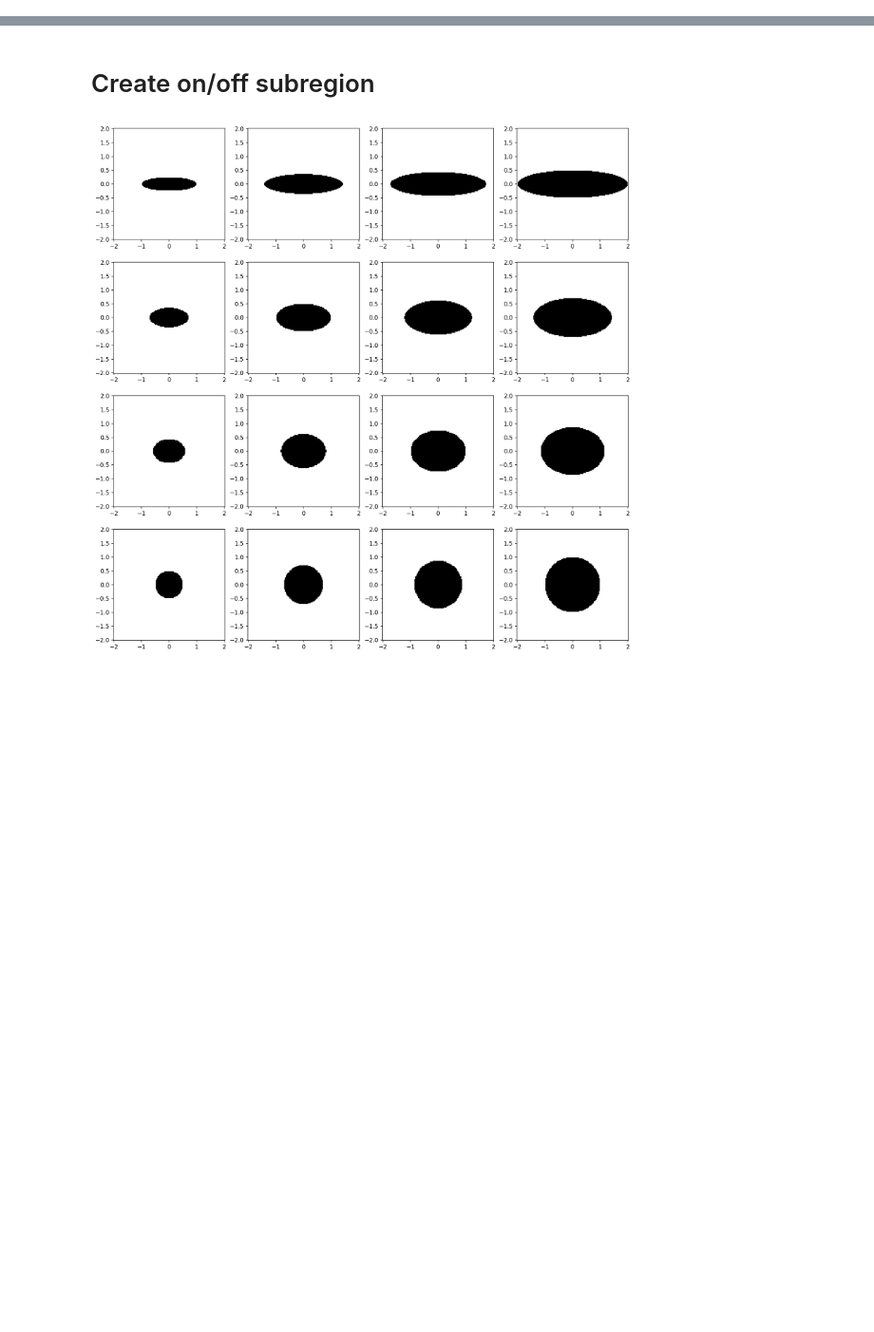
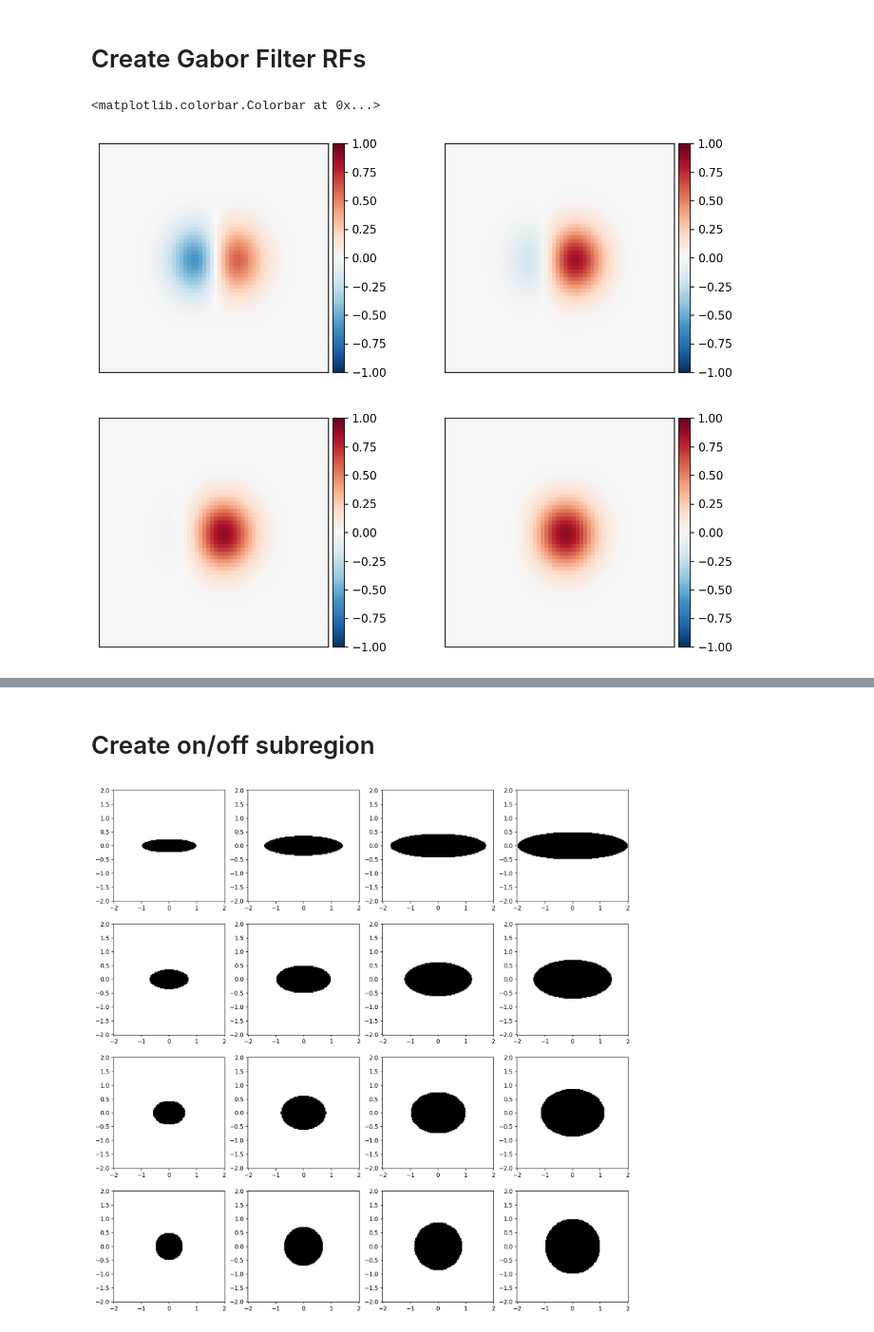
Before and after one commit to AddingAddict/OrientationSSB, a Jupyter notebook: notebooks/tuan_build_L4_RFs.ipynb, the cells around one changed output, grey strips where cells are left out. Shown at 95% size. Saved outputs shown, nothing was run; the diff lists cells and outputs as text; code cells hidden in the pictures; blank space fills up the shorter version.

```diff
--- a/notebooks/tuan_build_L4_RFs.ipynb
+++ b/notebooks/tuan_build_L4_RFs.ipynb
@@ -31,2 +33,25 @@ from dev_ori_sel_RF.tools import misc,update_params_dict,gen_gaussian_random_fie
 To enable the following instructions: AVX2 FMA, in other operations, rebuild TensorFlow with the appropriate compiler flags.
 Please install GPU version of TF
+# %% [markdown]
+# Create Gabor Filter RFs
+# %%
+N = 60
+Nlgn = N
+
+xs,ys = np.meshgrid(np.arange(N)/N-0.5,np.arange(N)/N-0.5)
+# %%
+σ = 0.1
+k = 0.5/σ
+
+fig,axs = plt.subplots(2,2,figsize=(10,8),dpi=150)
+
+def fun(phi):
+    return np.exp(-0.5*(xs**2+ys**2)/σ**2)*np.sin(k*xs+phi)/np.sqrt(np.sin(phi)**2+(k*σ)**2)#np.sin(k*σ+phi)
+
+pf.imshowbar(fig,axs[0,0],fun(0),vmin=-1,vmax=1)
+pf.imshowbar(fig,axs[0,1],fun(np.pi/8),vmin=-1,vmax=1)
+pf.imshowbar(fig,axs[1,0],fun(np.pi/4),vmin=-1,vmax=1)
+pf.imshowbar(fig,axs[1,1],fun(np.pi*3/8),vmin=-1,vmax=1)
+# %% [output]
+<matplotlib.colorbar.Colorbar at 0x...>
+[figure, added]
```
Also changed, not shown: parts of 36 cells of this notebook, 2 other files.
